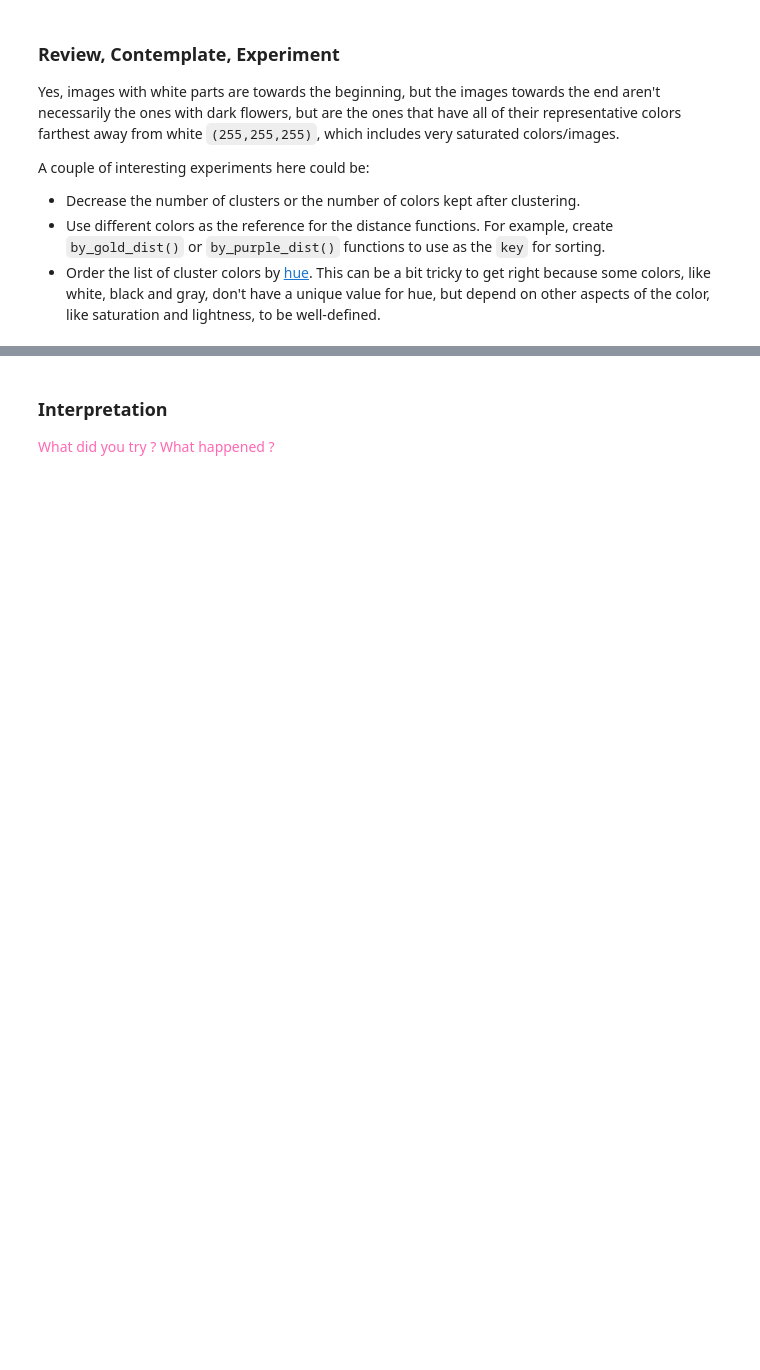
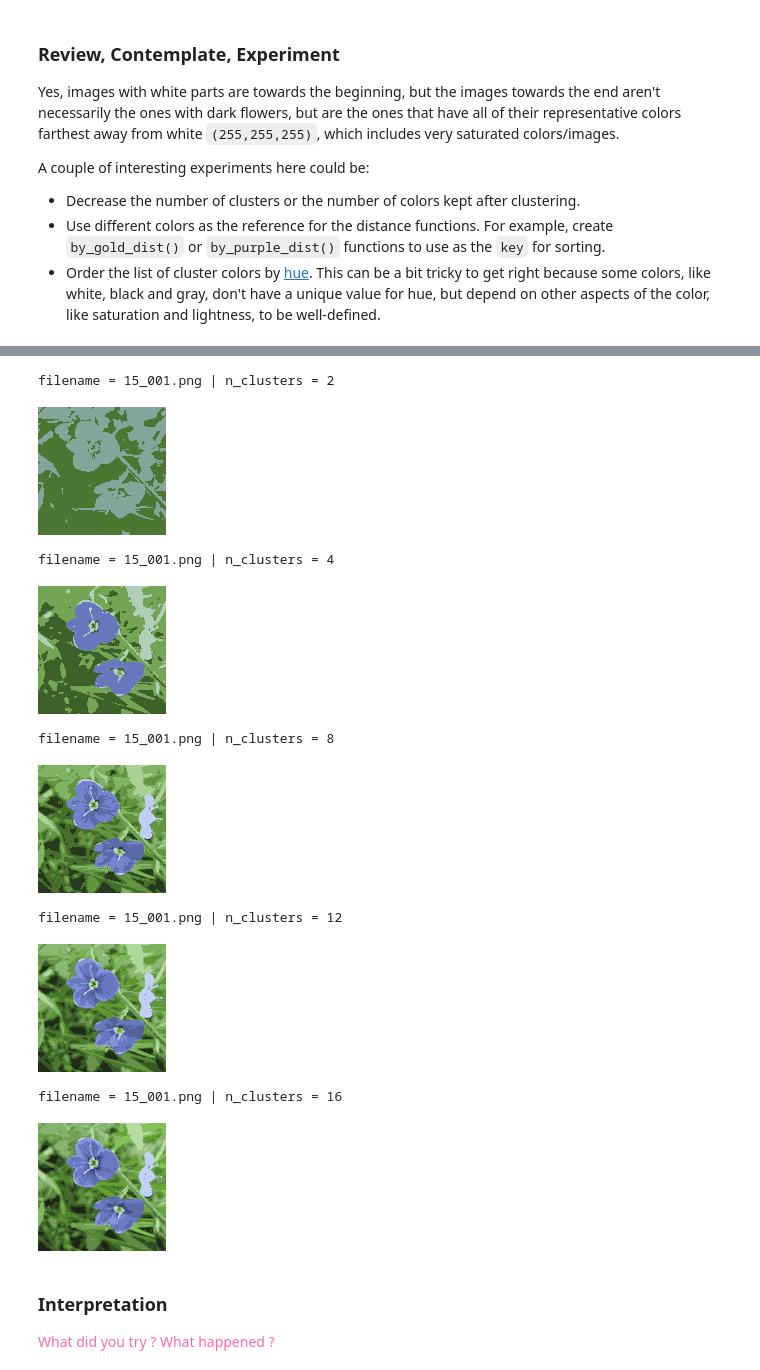
Before and after one commit to nevenarmanios-AIML/Homework08, a Jupyter notebook: Homework08.ipynb, the cells around one changed output, grey strips where cells are left out. Cells and saved outputs as stored; diff of their text form; code cells hidden in the pictures; blank space fills up the shorter version.

```diff
--- a/Homework08.ipynb
+++ b/Homework08.ipynb
@@ -820,3 +892,34 @@ A couple of interesting experiments here could be:
+# %%
+fname = "15_001.png"
+pimg = PImage.open(f"{IMG_DIR}/{fname}").convert("RGB")
+
+pxs = get_pixels(pimg)
+pxs_df = pd.DataFrame(pxs, columns=["R", "G", "B"])
+
+cluster_options = [2, 4, 8, 12, 16]
+
+for k in cluster_options:
+    model = KMeans(n_clusters=k, random_state=1010, n_init=10)
+    px_clusters = model.fit_predict(pxs_df)
+
+    pxs_post = []
+    for cid in px_clusters:
+        color = tuple(model.cluster_centers_[cid].round().astype(int))
+        pxs_post.append(color)
+
+    print("filename =", fname, "| n_clusters =", k)
+    display(make_image(pxs_post, width=pimg.size[0]))
+# %% [output]
+filename = 15_001.png | n_clusters = 2
+[figure, added]
+filename = 15_001.png | n_clusters = 4
+[figure, added]
+filename = 15_001.png | n_clusters = 8
+[figure, added]
+filename = 15_001.png | n_clusters = 12
+[figure, added]
+filename = 15_001.png | n_clusters = 16
+[figure, added]
 # %% [markdown]
 ### Interpretation
 
```
Also changed, not shown: parts of 7 cells of this notebook.
